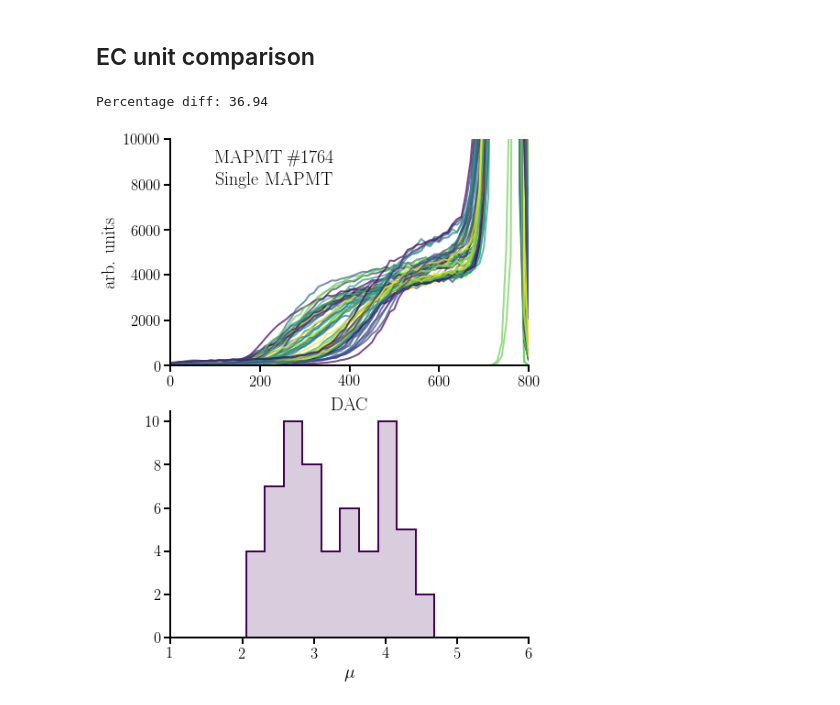
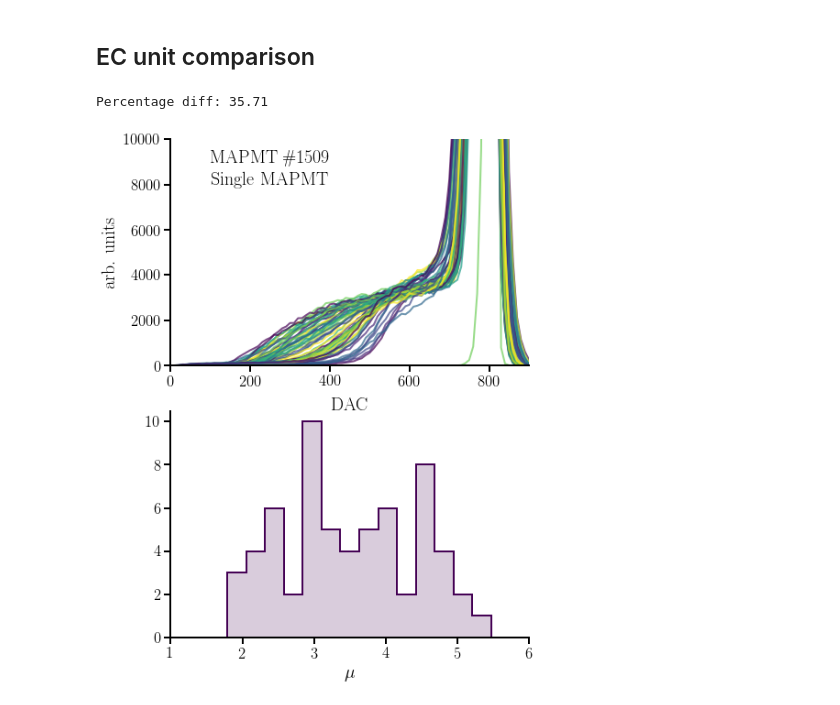
Before and after one commit to cescalara/pmt_gain_comparison, a Jupyter notebook: explain_scurve.ipynb, the cells around one changed output. Saved outputs shown, nothing was run; the diff lists cells and outputs as text; code cells hidden in the pictures.

```diff
--- a/explain_scurve.ipynb
+++ b/explain_scurve.ipynb
@@ -164,7 +164,7 @@ unpot_data = 'unpotted_data/'
 pot_data = 'potted_data/PMT/'
 
 # Choose PMT (0-13)
-i = 7
+i = 3
 
 # Load fixed config
 PMT=int(setup[i][0])
@@ -185,25 +185,25 @@ gains_before, gains_after, perc_diff = compare(PMT,ped,corrfac,k,ASIC)
 
 print('Percentage diff: %.2f' % np.nanmean(perc_diff))
 # %% [output]
-Percentage diff: 36.94
+Percentage diff: 35.71
 # %%
 fig, ax = plt.subplots(2, 1)
 fig.set_size_inches(7, 10)
 ax[0].set_prop_cycle(cool_cycler)
 ax[0].plot(DAC_PM_unpot, pmt_unpot, alpha=0.7)
-ax[0].set_ylim(0, 1e4)
+ax[0].set_ylim(0, y_lim)
 
 ax[0].set_xlabel('DAC', labelpad=10, fontsize=fs)
 ax[0].set_ylabel('arb. units', labelpad=5, fontsize=fs)
 ax[0].text(100, 9000, 'MAPMT \#' + str(PMT), fontsize=fs)
 ax[0].text(100, 8000, 'Single MAPMT', fontsize=fs)
 
 ax[1].hist(gains_before, bins=bins, alpha=0.2, color=plt.cm.viridis(0));
 ax[1].hist(gains_before, bins=bins, histtype='step', lw=2, color=plt.cm.viridis(0));
 ax[1].set_xlabel('$\mu$', fontsize=fs)
 fig.savefig('figures/before_potting.pdf', dpi=500, bbox_inches='tight')
 # %% [output]
-[figure, old version]
+[figure, new version]
 # %%
 fig, ax = plt.subplots(2, 1)
 fig.set_size_inches(7, 10)
```
Also changed, not shown: parts of 1 cell of this notebook, 4 other files.
